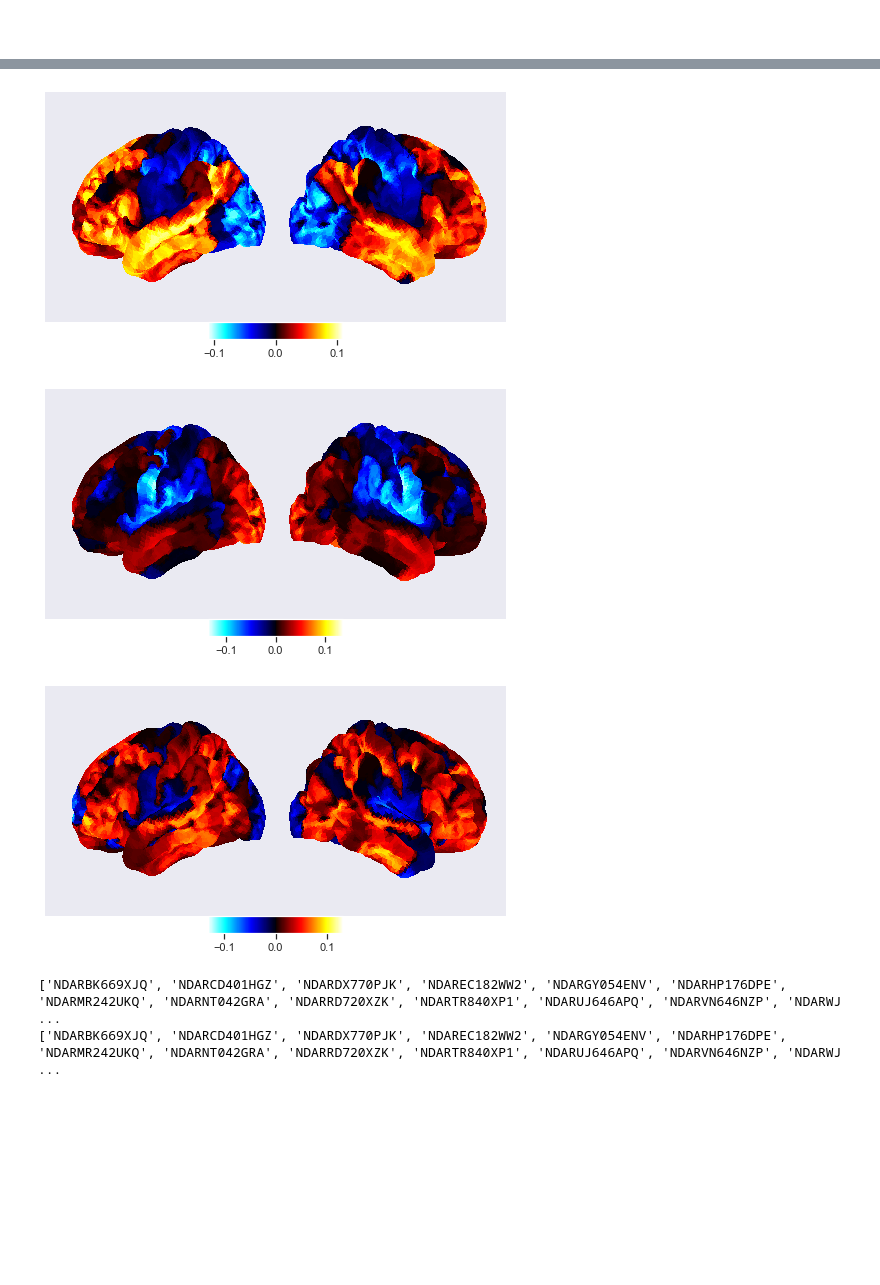
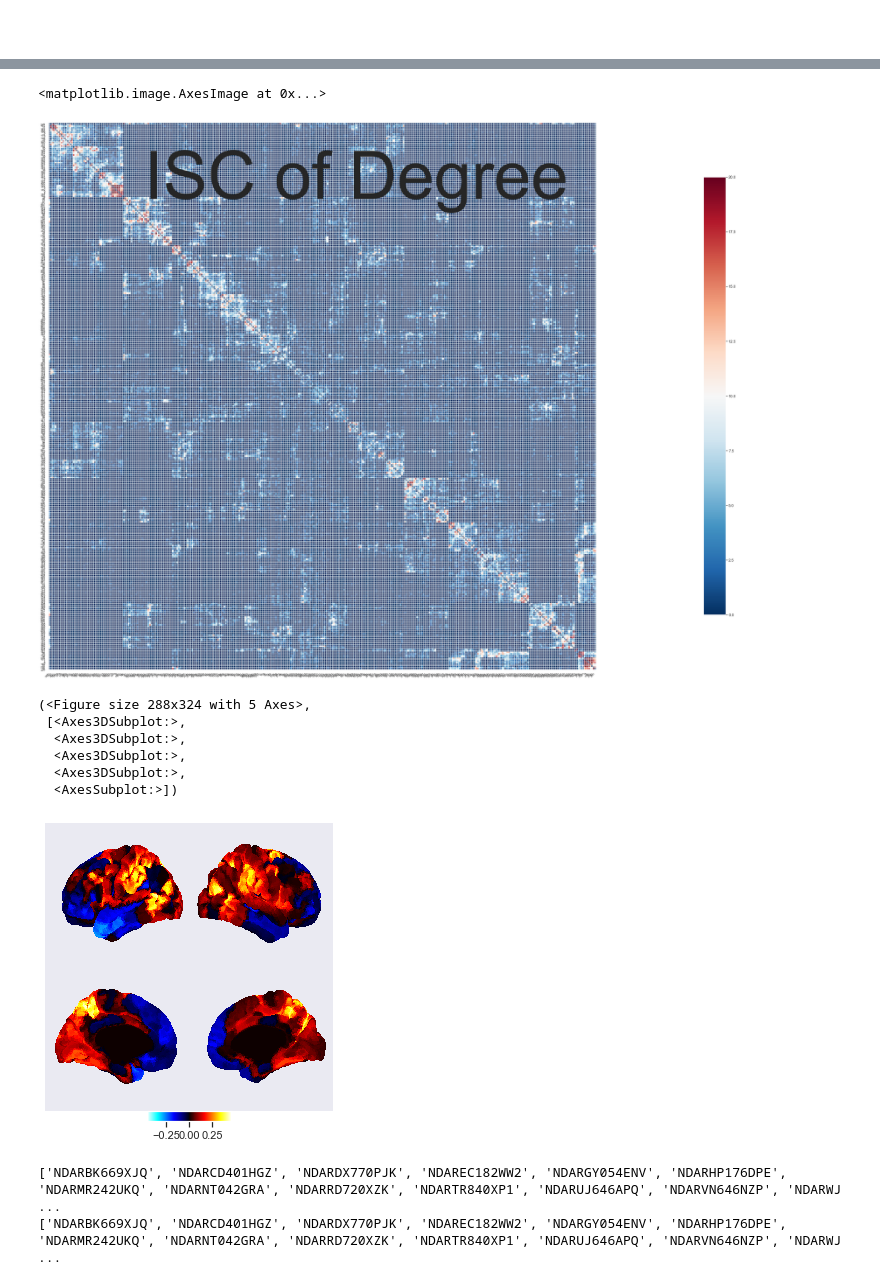
Before and after one commit to venkateshness/Internship_HBN, a Jupyter notebook: Graph-related_analysis/Functional_graph_setup/Preprocessing.ipynb, the cells around one changed output, grey strips where cells are left out. Saved outputs shown, nothing was run; the diff lists cells and outputs as text; code cells hidden in the pictures; blank space fills up the shorter version.

Commit message:
smoothness esti & rereun  on a new graph

```diff
--- a/Graph-related_analysis/Functional_graph_setup/Preprocessing.ipynb
+++ b/Graph-related_analysis/Functional_graph_setup/Preprocessing.ipynb
@@ -308,16 +299,26 @@ for i in range(1,25):
+# %%
+l = np.arange(360)
+
+plotting.plot_matrix(sum(knn_graph.values()).numpy(), figure=(55, 30), labels=l, title="ISC of Degree",reorder=True)
+# %% [output]
+<matplotlib.image.AxesImage at 0x...>
+[figure, added]
 # %%
-for i in range(1,4):
-    signal=np.expand_dims(G.U[:,i], axis=0) # add dimension 1 to signal array
+signal=np.expand_dims(correlation_matrix[229], axis=0) # add dimension 1 to signal array
 
-    U0_brain = signals_to_img_labels(signal,path_Glasser,mnitemp['mask'])
-    nilearn.plotting.plot_img_on_surf(U0_brain,
-                            views=['lateral'],
-                            hemispheres=['left', 'right'],
-                            colorbar=True)
+U0_brain = signals_to_img_labels(signal,path_Glasser,mnitemp['mask'])
+nilearn.plotting.plot_img_on_surf(U0_brain,
+                    views=['lateral','medial'],
+                    hemispheres=['left', 'right'],
+                    colorbar=True)
 # %% [output]
+(<Figure size 288x324 with 5 Axes>,
+ [<Axes3DSubplot:>,
+  <Axes3DSubplot:>,
+  <Axes3DSubplot:>,
+  <Axes3DSubplot:>,
+  <AxesSubplot:>])
-[figure, old version]
+[figure, new version]
-[figure, removed]
-[figure, removed]
 # %%
 subjects_data_available_for =list()
 
```
Also changed, not shown: parts of 14 cells of this notebook, 2 other files.
